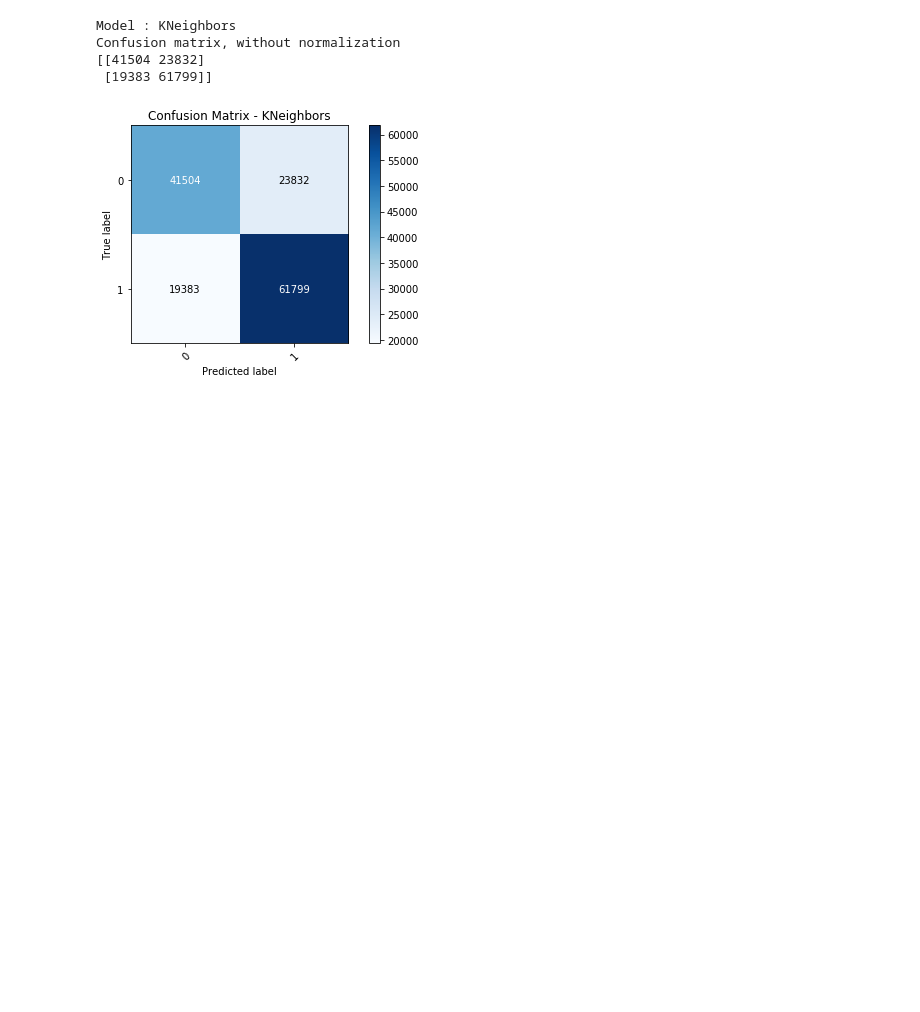
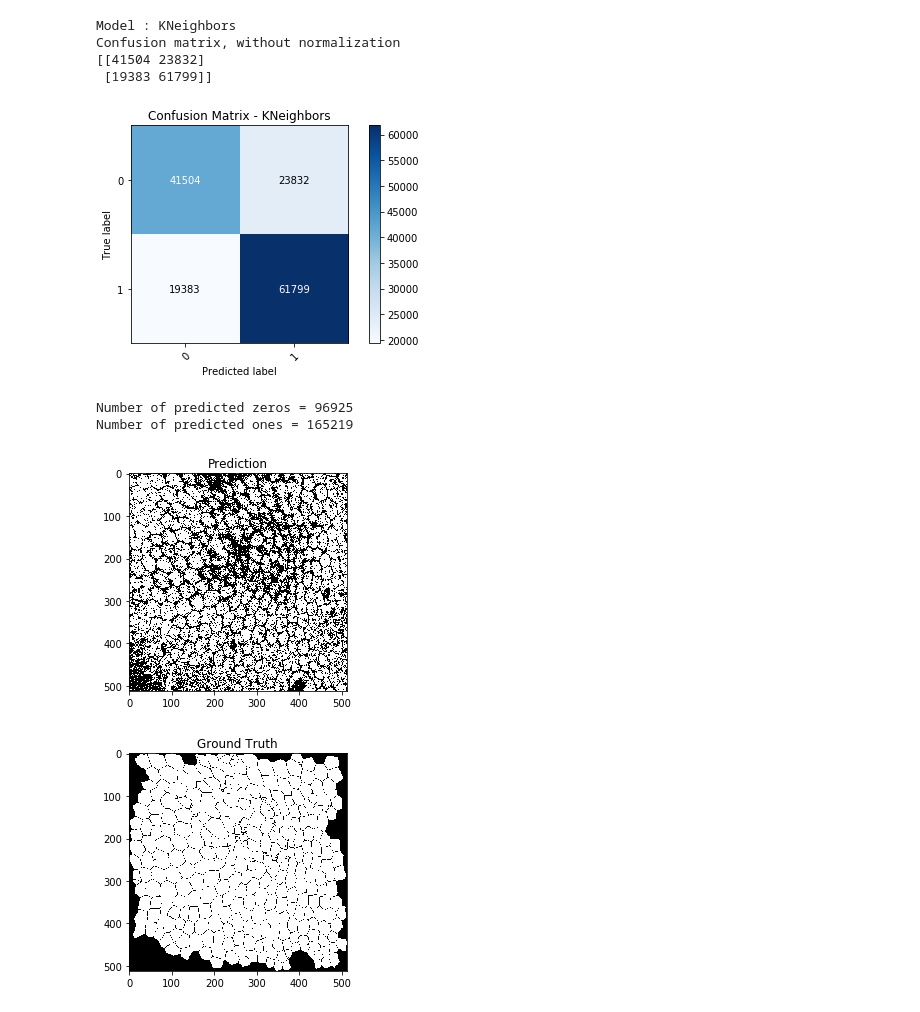
Before and after one commit to poupeaua/auto-segmentation, a Jupyter notebook: auto-segmentation.ipynb, the cells around one changed output. Cells and saved outputs as stored; diff of their text form; code cells hidden in the pictures; blank space fills up the shorter version.

```diff
--- a/auto-segmentation.ipynb
+++ b/auto-segmentation.ipynb
@@ -475,7 +476,7 @@ def fn(y_true, y_pred): return confusion_matrix(y_true, y_pred)[1, 0]
 def tp(y_true, y_pred): return confusion_matrix(y_true, y_pred)[1, 1]
 def TNR_score(y_true, y_pred): return tn(y_true, y_pred)/(tn(y_true, y_pred)+fp(y_true, y_pred))
 def NPV_score(y_true, y_pred): return tn(y_true, y_pred)/(tn(y_true, y_pred)+fn(y_true, y_pred))
-def seg_score(y_true, y_pred): return 2*NPV(y_true, y_pred)*TNR(y_true, y_pred)/(NPV(y_true, y_pred)+TNR(y_true, y_pred))
+def seg_score(y_true, y_pred): return 2*NPV_score(y_true, y_pred)*TNR_score(y_true, y_pred)/(NPV_score(y_true, y_pred)+TNR_score(y_true, y_pred))
 # %%
 diff_margins = [0.1, 0.75, 1, 1.5, 2, 5]
 stock_margin_results = np.zeros(shape=(len(diff_margins), len(scoring)+1))
@@ -695,3 +709,13 @@ Confusion matrix, without normalization
 [[41504 23832]
  [19383 61799]]
 [figure]
+# %%
+# Visualize the segmentation result for the best model
+displayPredAndTrue(img=raw_data[-1],
+                   trained_clf=gdcv_clf_kn,
+                   class_pixels_img=seg_data[-1])
+# %% [output]
+Number of predicted zeros = 96925
+Number of predicted ones = 165219
+[figure, added]
+[figure, added]
```
Also changed, not shown: parts of 5 cells of this notebook, 3 other files.
